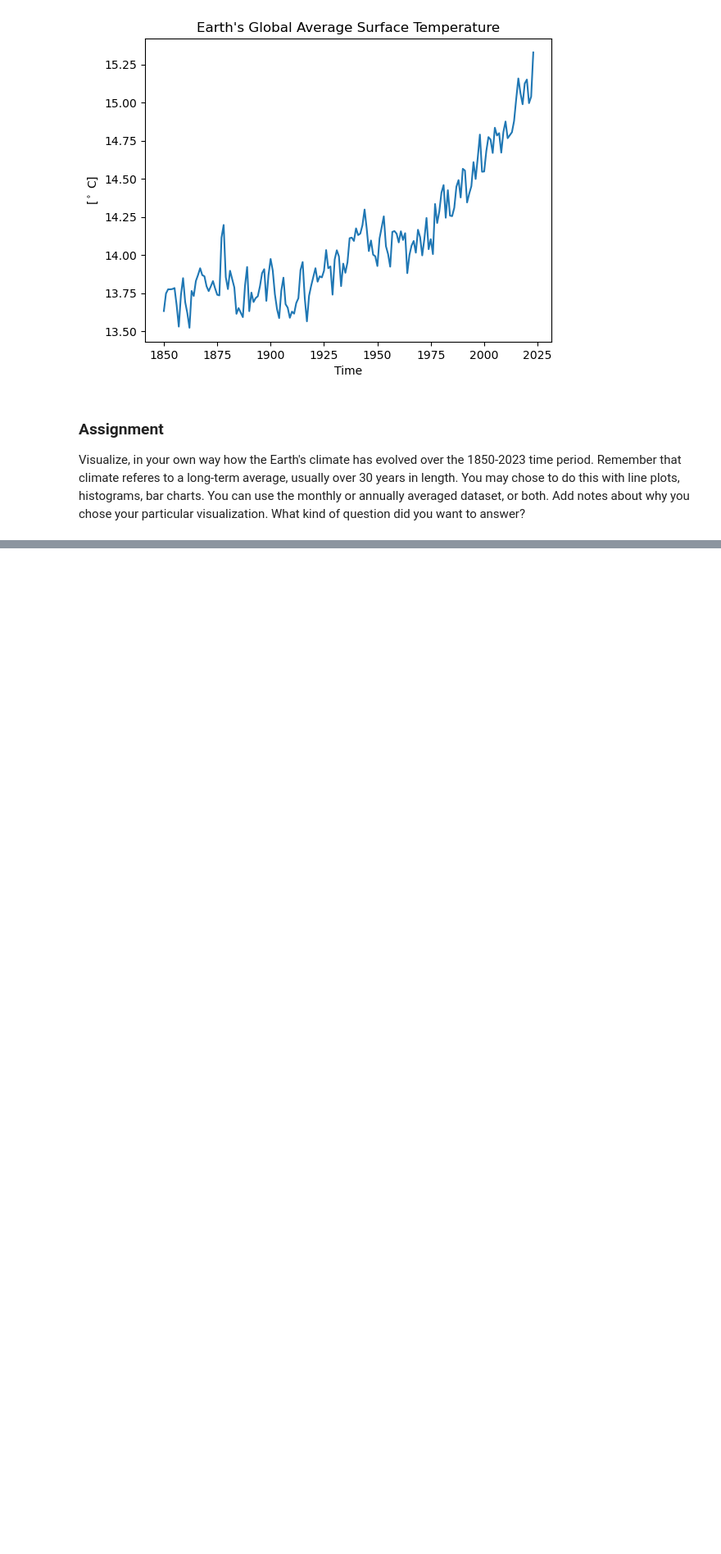
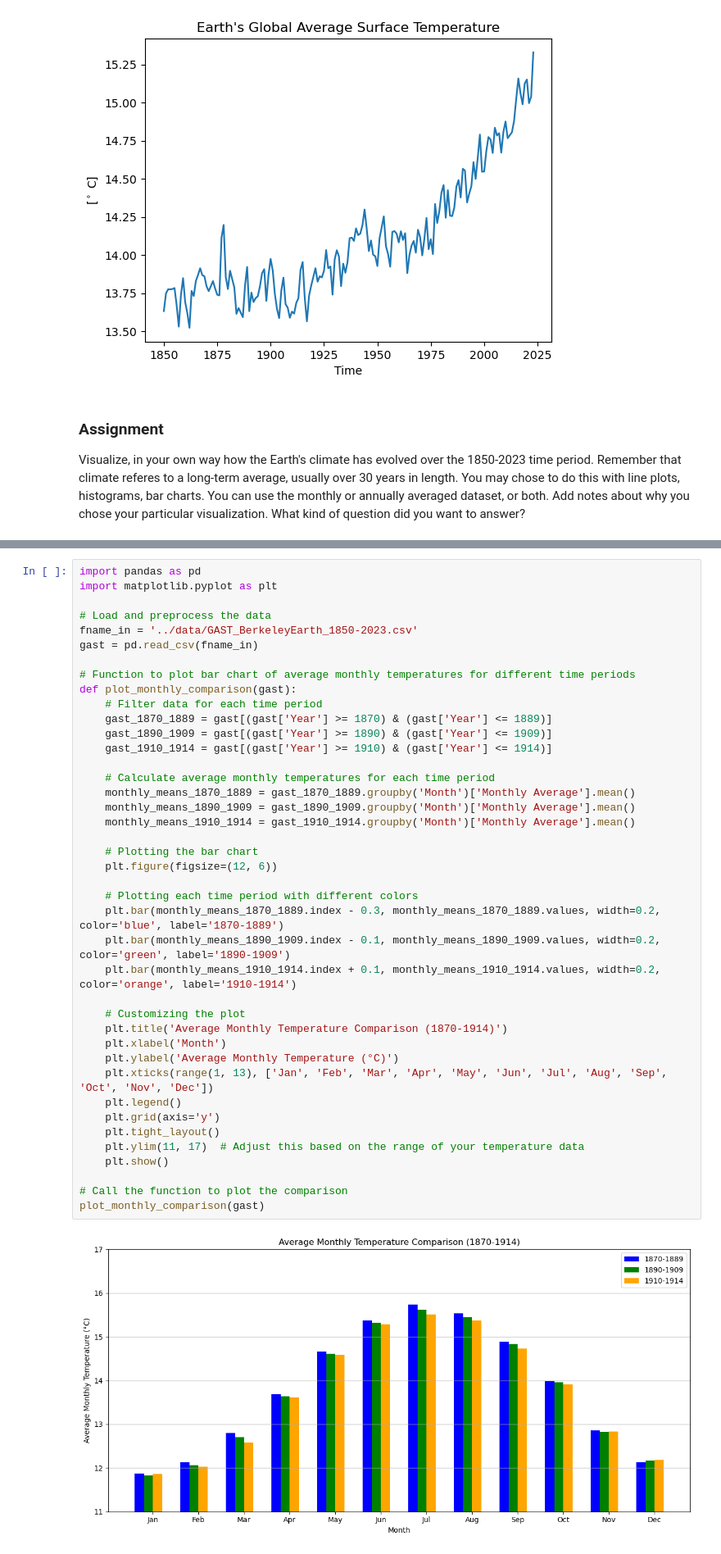
Before and after one commit to paulboydca/CFR-2024, a Jupyter notebook: module_climate/Paul_00_intro_to_climate.ipynb, the cells around one changed output, grey strips where cells are left out. Shown: that part at 82% size. Saved outputs shown, nothing was run; the diff lists cells and outputs as text; blank space fills up the shorter version.

```diff
--- a/module_climate/Paul_00_intro_to_climate.ipynb
+++ b/module_climate/Paul_00_intro_to_climate.ipynb
@@ -181,2 +182,45 @@ plt.show()
 # %% [output]
 [figure]
+# %%
+import pandas as pd
+import matplotlib.pyplot as plt
+
+# Load and preprocess the data
+fname_in = '../data/GAST_BerkeleyEarth_1850-2023.csv'
+gast = pd.read_csv(fname_in)
+
+# Function to plot bar chart of average monthly temperatures for different time periods
+def plot_monthly_comparison(gast):
+    # Filter data for each time period
+    gast_1870_1889 = gast[(gast['Year'] >= 1870) & (gast['Year'] <= 1889)]
+    gast_1890_1909 = gast[(gast['Year'] >= 1890) & (gast['Year'] <= 1909)]
+    gast_1910_1914 = gast[(gast['Year'] >= 1910) & (gast['Year'] <= 1914)]
+
+    # Calculate average monthly temperatures for each time period
+    monthly_means_1870_1889 = gast_1870_1889.groupby('Month')['Monthly Average'].mean()
+    monthly_means_1890_1909 = gast_1890_1909.groupby('Month')['Monthly Average'].mean()
+    monthly_means_1910_1914 = gast_1910_1914.groupby('Month')['Monthly Average'].mean()
+
+    # Plotting the bar chart
+    plt.figure(figsize=(12, 6))
+
+    # Plotting each time period with different colors
+    plt.bar(monthly_means_1870_1889.index - 0.3, monthly_means_1870_1889.values, width=0.2, color='blue', label='1870-1889')
+    plt.bar(monthly_means_1890_1909.index - 0.1, monthly_means_1890_1909.values, width=0.2, color='green', label='1890-1909')
+    plt.bar(monthly_means_1910_1914.index + 0.1, monthly_means_1910_1914.values, width=0.2, color='orange', label='1910-1914')
+
+    # Customizing the plot
+    plt.title('Average Monthly Temperature Comparison (1870-1914)')
+    plt.xlabel('Month')
+    plt.ylabel('Average Monthly Temperature (°C)')
+    plt.xticks(range(1, 13), ['Jan', 'Feb', 'Mar', 'Apr', 'May', 'Jun', 'Jul', 'Aug', 'Sep', 'Oct', 'Nov', 'Dec'])
+    plt.legend()
+    plt.grid(axis='y')
+    plt.tight_layout()
+    plt.ylim(11, 17)  # Adjust this based on the range of your temperature data
+    plt.show()
+
+# Call the function to plot the comparison
+plot_monthly_comparison(gast)
+# %% [output]
+[figure, added]
```
Also changed, not shown: parts of 2 cells of this notebook.
